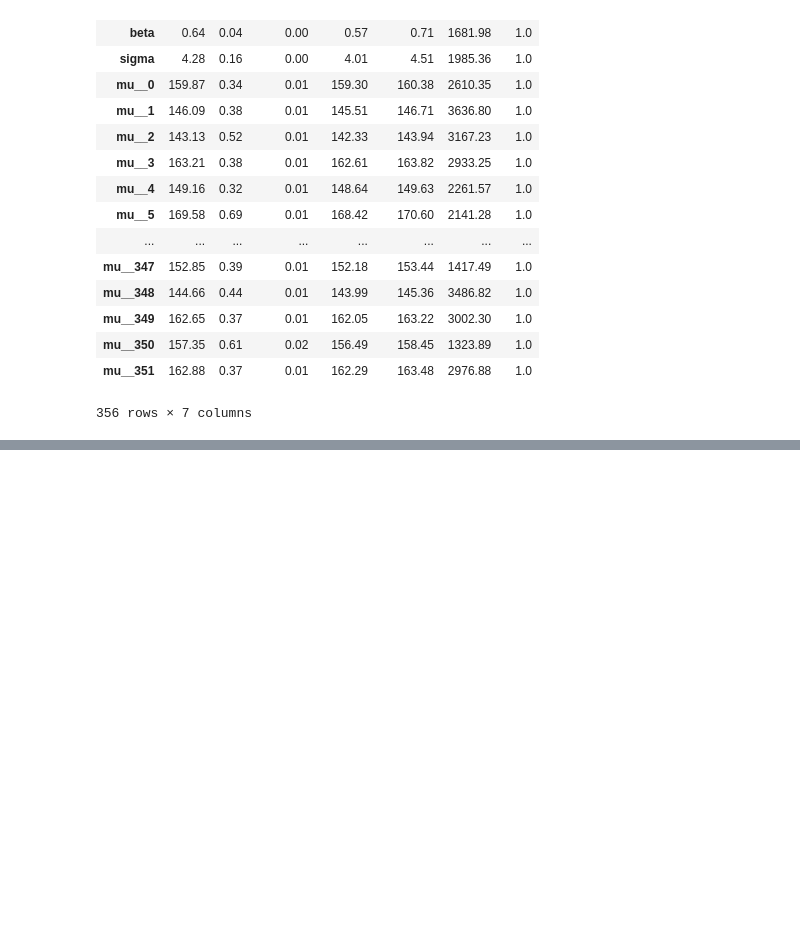
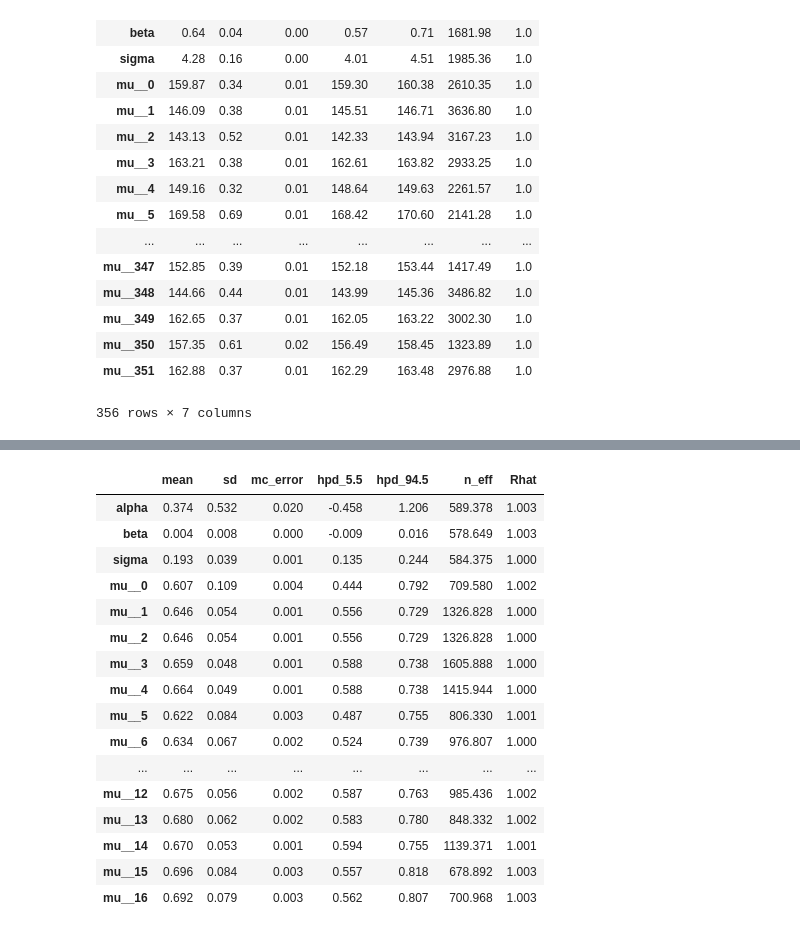
Before and after one commit to yangyu-1/statistical_rethinking_hw_pymc3, a Jupyter notebook: chapter_notebooks/chapter_5.ipynb, the cells around one changed output, grey strips where cells are left out. Saved outputs shown, nothing was run; the diff lists cells and outputs as text; code cells hidden in the pictures; blank space fills up the shorter version.

```diff
--- a/chapter_notebooks/chapter_5.ipynb
+++ b/chapter_notebooks/chapter_5.ipynb
@@ -137,0 +180,20 @@ pm.summary(trace_m, alpha=.11).round(2)
+# %%
+pm.summary(trace_ape, alpha=.11).round(3)
+# %% [output]
+|  | mean | sd | mc_error | hpd_5.5 | hpd_94.5 | n_eff | Rhat |
+| alpha | 0.374 | 0.532 | 0.020 | -0.458 | 1.206 | 589.378 | 1.003 |
+| beta | 0.004 | 0.008 | 0.000 | -0.009 | 0.016 | 578.649 | 1.003 |
+| sigma | 0.193 | 0.039 | 0.001 | 0.135 | 0.244 | 584.375 | 1.000 |
+| mu__0 | 0.607 | 0.109 | 0.004 | 0.444 | 0.792 | 709.580 | 1.002 |
+| mu__1 | 0.646 | 0.054 | 0.001 | 0.556 | 0.729 | 1326.828 | 1.000 |
+| mu__2 | 0.646 | 0.054 | 0.001 | 0.556 | 0.729 | 1326.828 | 1.000 |
+| mu__3 | 0.659 | 0.048 | 0.001 | 0.588 | 0.738 | 1605.888 | 1.000 |
+| mu__4 | 0.664 | 0.049 | 0.001 | 0.588 | 0.738 | 1415.944 | 1.000 |
+| mu__5 | 0.622 | 0.084 | 0.003 | 0.487 | 0.755 | 806.330 | 1.001 |
+| mu__6 | 0.634 | 0.067 | 0.002 | 0.524 | 0.739 | 976.807 | 1.000 |
+| ... | ... | ... | ... | ... | ... | ... | ... |
+| mu__12 | 0.675 | 0.056 | 0.002 | 0.587 | 0.763 | 985.436 | 1.002 |
+| mu__13 | 0.680 | 0.062 | 0.002 | 0.583 | 0.780 | 848.332 | 1.002 |
+| mu__14 | 0.670 | 0.053 | 0.001 | 0.594 | 0.755 | 1139.371 | 1.001 |
+| mu__15 | 0.696 | 0.084 | 0.003 | 0.557 | 0.818 | 678.892 | 1.003 |
+| mu__16 | 0.692 | 0.079 | 0.003 | 0.562 | 0.807 | 700.968 | 1.003 |
```
Also changed, not shown: parts of 5 cells of this notebook.
